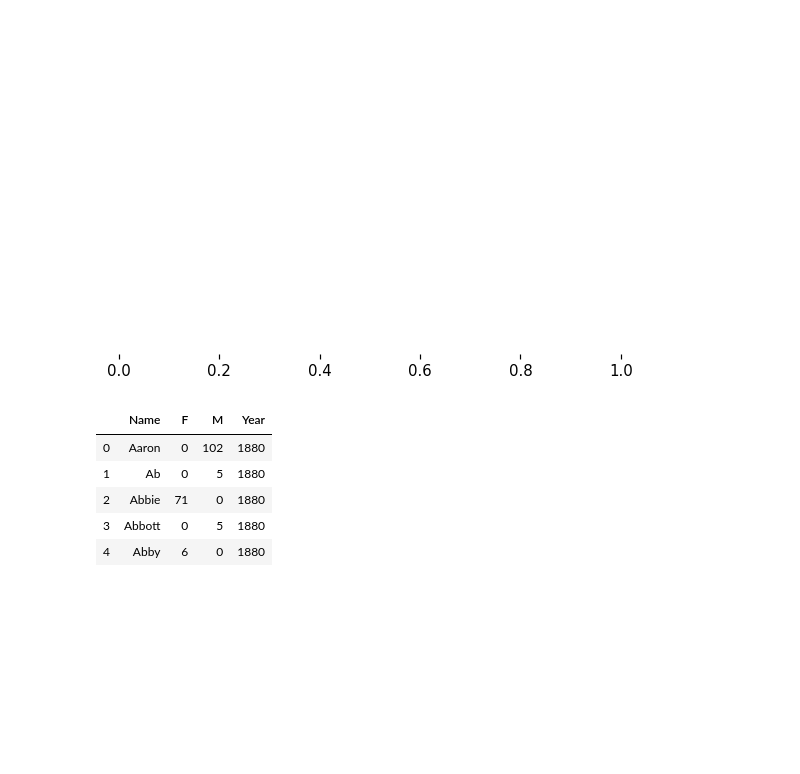
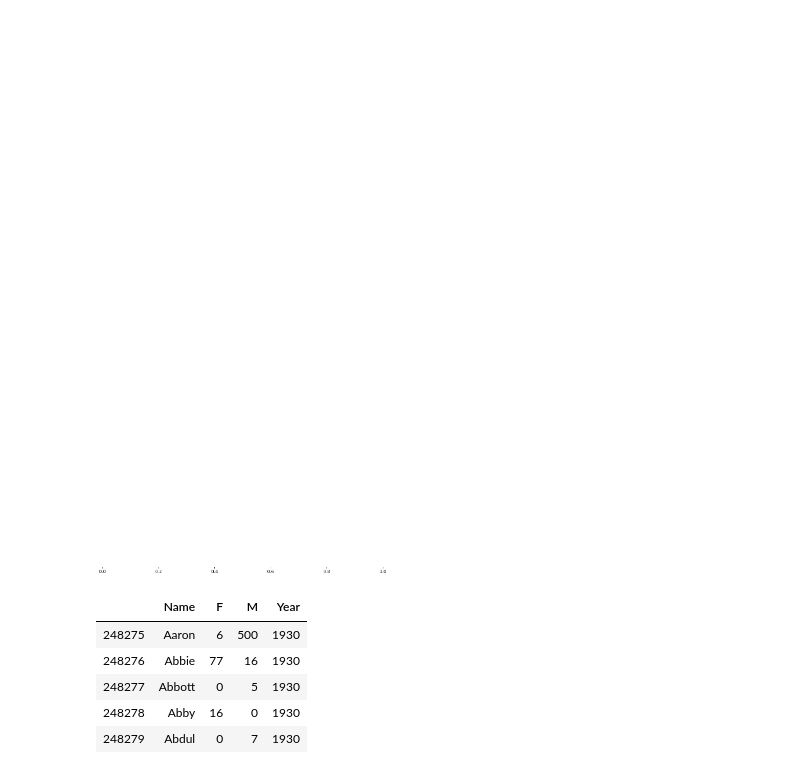
Before and after one commit to vaneseltine/impute-gender, a Jupyter notebook: overtime.ipynb, the cells around one changed output. Cells and saved outputs as stored; diff of their text form; code cells hidden in the pictures; blank space fills up the shorter version.

```diff
--- a/overtime.ipynb
+++ b/overtime.ipynb
@@ -3,19 +3,21 @@ import numpy as np
 import pandas as pd
 import matplotlib.pyplot as plt
 # %%
-# plt.rcParams['figure.figsize'] = [10, 7]
+plt.rcParams['figure.figsize'] = [12, 24]
 plt.rcParams['figure.dpi'] = 72*1.5
-plt.tick_params(left=False, labelleft=False) #remove ticks
+plt.tick_params(left=False, labelleft=False) #remove ticks and labels on Yo
 plt.box(False)
 # %% [output]
-[figure, old version]
+[figure, new version]
 # %%
-ldata = pd.read_csv('data/usnames.csv')
+raw_data = pd.read_csv('data/usnames.csv')
+raw_data
+ldata = raw_data.copy()[raw_data['Year'] >= 1930]
 ldata.head()
 # %% [output]
 |  | Name | F | M | Year |
-| 0 | Aaron | 0 | 102 | 1880 |
-| 1 | Ab | 0 | 5 | 1880 |
-| 2 | Abbie | 71 | 0 | 1880 |
-| 3 | Abbott | 0 | 5 | 1880 |
-| 4 | Abby | 6 | 0 | 1880 |
+| 248275 | Aaron | 6 | 500 | 1930 |
+| 248276 | Abbie | 77 | 16 | 1930 |
+| 248277 | Abbott | 0 | 5 | 1930 |
+| 248278 | Abby | 16 | 0 | 1930 |
+| 248279 | Abdul | 0 | 7 | 1930 |
```
Also changed, not shown: parts of 6 cells of this notebook.
